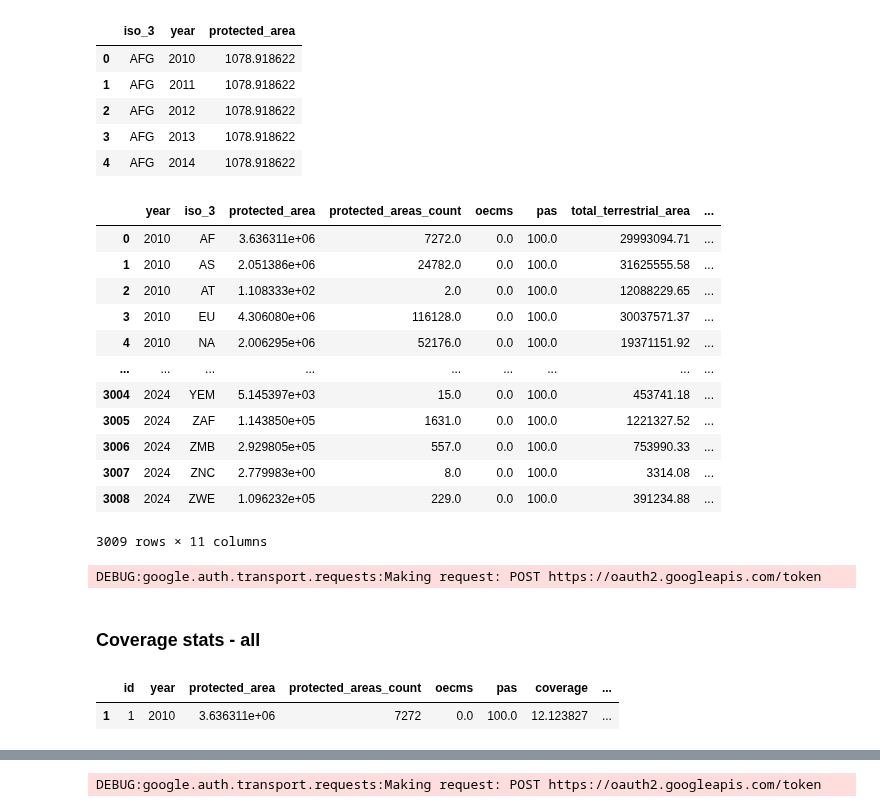
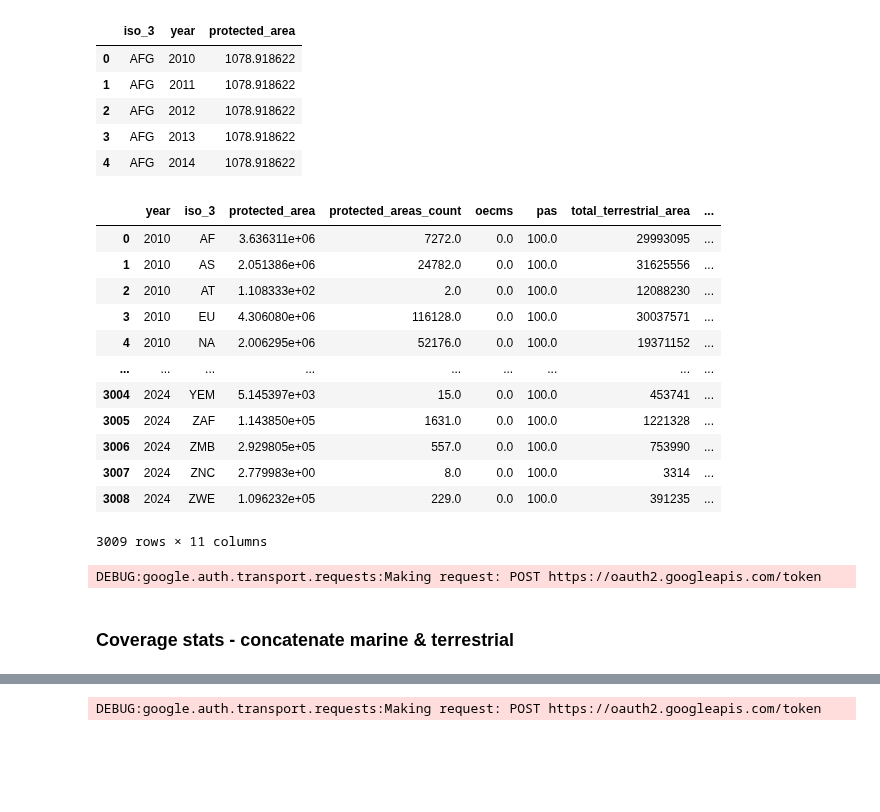
Before and after one commit to Vizzuality/skytruth-30x30, a Jupyter notebook: data/notebooks/pipes_mock/precalc_sofia.ipynb, the cells around one changed output, grey strips where cells are left out. Cells and saved outputs as stored; diff of their text form; code cells hidden in the pictures; blank space fills up the shorter version.

```diff
--- a/data/notebooks/pipes_mock/precalc_sofia.ipynb
+++ b/data/notebooks/pipes_mock/precalc_sofia.ipynb
@@ -926,46 +534,46 @@ tpa_grouped.head(5)
 | 3 | AFG | 2013 | 1078.918622 |
 | 4 | AFG | 2014 | 1078.918622 |
 # %%
-# Add pa and oecm counts to the coverage table
+# Create coverage stats table
 coverage = (
     pd.merge(tpa_grouped, cumulative_counts, on=['iso_3', 'year'], how='left')
-    .pipe(calculate_global_area_tpa, ["year"])
-    .pipe(add_region_iso2, "iso_3")
-    .pipe(calculate_stats_cov_pa, ["year"], "iso_3")
-    .pipe(calculate_pa_def_percentages)
-    .pipe(add_total_terrestrial_area)
-    .pipe(calculate_coverage_percentage_pa)
+    .pipe(calculate_global_area, ["year"], environment='terrestrial')
+    .pipe(add_region_iso, "iso_3")
+    .pipe(calculate_stats_cov, ["year"], "iso_3", environment= "terrestrial")
+    .pipe(calculate_padef_percentages, "terrestrial")
+    .pipe(add_total_area, "terrestrial")
+    .pipe(calculate_coverage_percentage)
     .pipe(calculate_global_contribution)
     .pipe(add_is_last_year)
     .pipe(add_environment)
 )
 
-NewProtectedAreaExtentSchema(
+ProtectedAreaExtentSchema(
     coverage.pipe(
-        output2,
+        output,
         "iso_3",
         {},
         {},
         ["iso_3", 'total_terrestrial_area'],
     )
 ).to_csv(
     output_file_tpas,
     index=True,
 )
 
 coverage
 # %% [output]
 |  | year | iso_3 | protected_area | protected_areas_count | oecms | pas | total_terrestrial_area | ... |
-| 0 | 2010 | AF | 3.636311e+06 | 7272.0 | 0.0 | 100.0 | 29993094.71 | ... |
-| 1 | 2010 | AS | 2.051386e+06 | 24782.0 | 0.0 | 100.0 | 31625555.58 | ... |
-| 2 | 2010 | AT | 1.108333e+02 | 2.0 | 0.0 | 100.0 | 12088229.65 | ... |
-| 3 | 2010 | EU | 4.306080e+06 | 116128.0 | 0.0 | 100.0 | 30037571.37 | ... |
-| 4 | 2010 | NA | 2.006295e+06 | 52176.0 | 0.0 | 100.0 | 19371151.92 | ... |
+| 0 | 2010 | AF | 3.636311e+06 | 7272.0 | 0.0 | 100.0 | 29993095 | ... |
+| 1 | 2010 | AS | 2.051386e+06 | 24782.0 | 0.0 | 100.0 | 31625556 | ... |
+| 2 | 2010 | AT | 1.108333e+02 | 2.0 | 0.0 | 100.0 | 12088230 | ... |
+| 3 | 2010 | EU | 4.306080e+06 | 116128.0 | 0.0 | 100.0 | 30037571 | ... |
+| 4 | 2010 | NA | 2.006295e+06 | 52176.0 | 0.0 | 100.0 | 19371152 | ... |
 | ... | ... | ... | ... | ... | ... | ... | ... | ... |
-| 3004 | 2024 | YEM | 5.145397e+03 | 15.0 | 0.0 | 100.0 | 453741.18 | ... |
-| 3005 | 2024 | ZAF | 1.143850e+05 | 1631.0 | 0.0 | 100.0 | 1221327.52 | ... |
-| 3006 | 2024 | ZMB | 2.929805e+05 | 557.0 | 0.0 | 100.0 | 753990.33 | ... |
-| 3007 | 2024 | ZNC | 2.779983e+00 | 8.0 | 0.0 | 100.0 | 3314.08 | ... |
-| 3008 | 2024 | ZWE | 1.096232e+05 | 229.0 | 0.0 | 100.0 | 391234.88 | ... |
+| 3004 | 2024 | YEM | 5.145397e+03 | 15.0 | 0.0 | 100.0 | 453741 | ... |
+| 3005 | 2024 | ZAF | 1.143850e+05 | 1631.0 | 0.0 | 100.0 | 1221328 | ... |
+| 3006 | 2024 | ZMB | 2.929805e+05 | 557.0 | 0.0 | 100.0 | 753990 | ... |
+| 3007 | 2024 | ZNC | 2.779983e+00 | 8.0 | 0.0 | 100.0 | 3314 | ... |
+| 3008 | 2024 | ZWE | 1.096232e+05 | 229.0 | 0.0 | 100.0 | 391235 | ... |
 3009 rows × 11 columns
 # %%
@@ -981,7 +590,7 @@ writeReadGCP(
 # %% [output]
 DEBUG:google.auth.transport.requests:Making request: POST https://oauth2.googleapis.com/token
 # %% [markdown]
-### Coverage stats - all
+### Coverage stats - concatenate marine & terrestrial
 # %%
 pipe = "pa"
 pipe_tpa = "mpa-terrestrial"
@@ -1002,9 +607,0 @@ mpa = pd.read_csv(input_path_mpas)
-# %%
-# concatenate the two dataframes
-final_data = pd.concat([tpa, mpa], ignore_index=True)
-final_data.index = range(1, len(final_data) + 1)
-final_data['id'] = final_data.index
-final_data[final_data['id'] == 1]
-# %% [output]
-|  | id | year | protected_area | protected_areas_count | oecms | pas | coverage | ... |
-| 1 | 1 | 2010 | 3.636311e+06 | 7272 | 0.0 | 100.0 | 12.123827 | ... |
```
Also changed, not shown: parts of 57 cells of this notebook, 6 other files.
